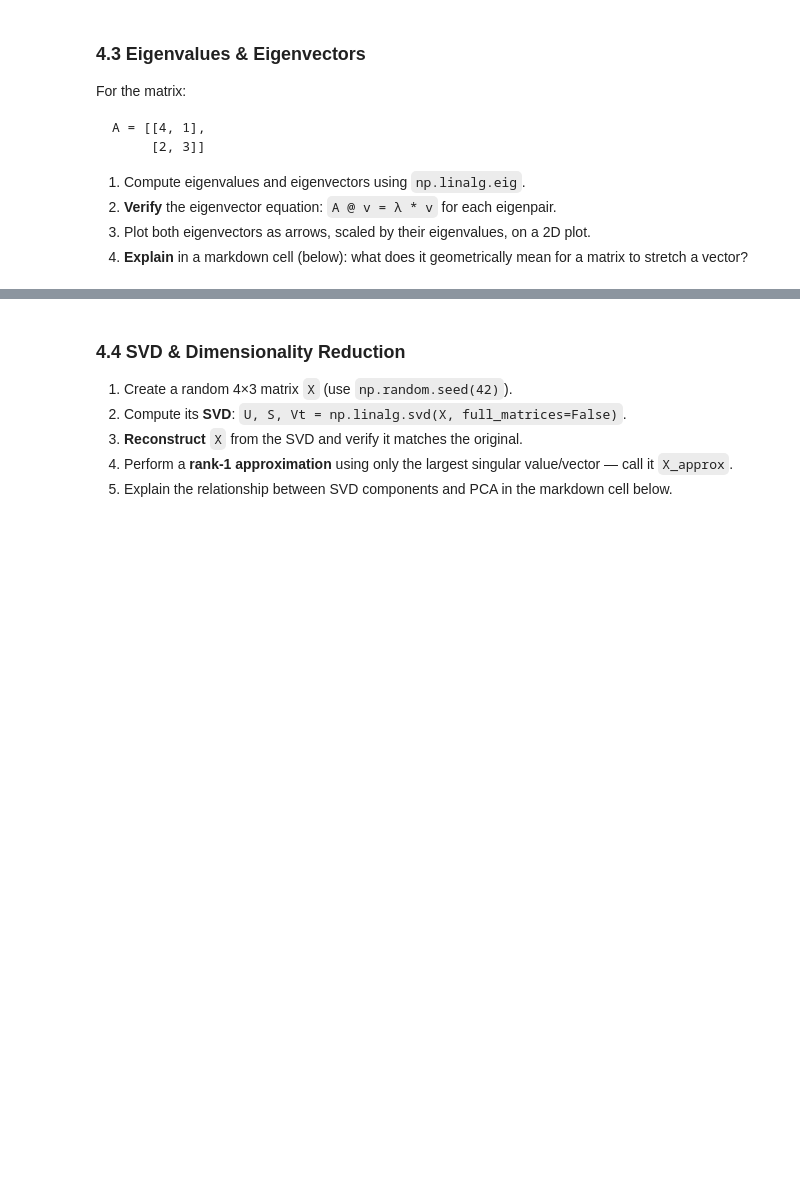
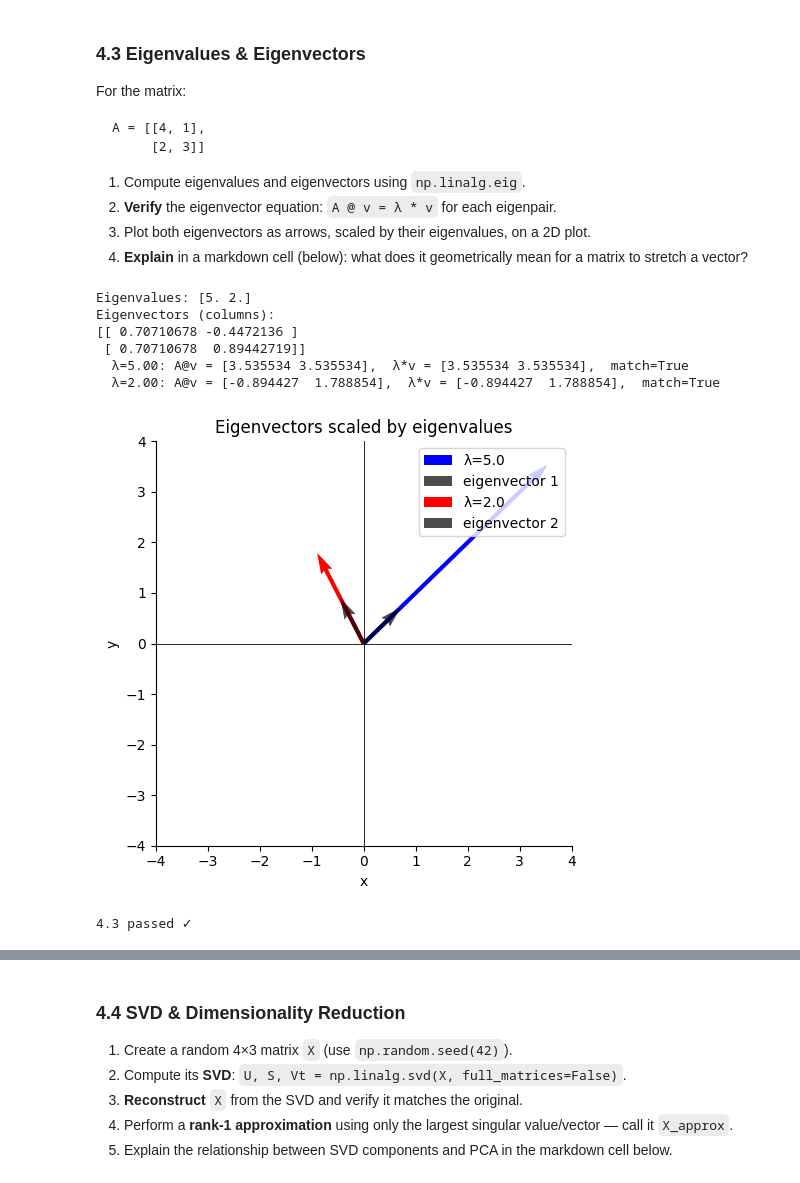
Before and after one commit to divyansharrma10/CEI_Assignments_Divyansh_Sharma_PIET, a Jupyter notebook: week1_Divyansh_Sharma_PIET.ipynb, the cells around one changed output, grey strips where cells are left out. Drawn from its saved outputs; the diff is of its cells as text; code cells hidden in the pictures; blank space fills up the shorter version.

Commit message:
Section 4.3 passed

```diff
--- a/week1_Divyansh_Sharma_PIET.ipynb
+++ b/week1_Divyansh_Sharma_PIET.ipynb
@@ -462,18 +462,45 @@ A = [[4, 1],
 # %%
 A = np.array([[4, 1], [2, 3]], dtype=float)
 
-eigenvalues, eigenvectors = None, None  # YOUR CODE HERE
+eigenvalues, eigenvectors = np.linalg.eig(A)
 
 print(f"Eigenvalues: {eigenvalues}")
 print(f"Eigenvectors (columns):\n{eigenvectors}")
 
 # Verify Av = λv for each eigenpair
-# YOUR CODE HERE
+for i in range(len(eigenvalues)):
+    lamda = eigenvalues[i]
+    vec = eigenvectors[:, i]
+    Av  = A @ vec
+    lv  = lamda * vec
+    print(f"  λ={lamda:.2f}: A@v = {Av.round(6)},  λ*v = {lv.round(6)},  match={np.allclose(Av, lv)}")
 
 # Plot
-# YOUR CODE HERE
+fig, ax = plt.subplots(figsize=(5, 5))
+colors = ["blue", "red"]
+for i in range(2):
+    lamda = eigenvalues[i]
+    vec = eigenvectors[:, i]
+    ax.quiver(0, 0, vec[0]*lamda, vec[1]*lamda, angles='xy', scale_units='xy', scale=1,
+              color=colors[i], width=0.01, label=f'λ={lamda:.1f}')
+    ax.quiver(0, 0, vec[0], vec[1], angles='xy', scale_units='xy', scale=1,
+              color="black", width=0.01, alpha=0.7, label=f'eigenvector {i+1}')
+ax.set_xlim(-4, 4); ax.set_ylim(-4, 4)
+ax.axhline(0, color='k', lw=0.6); ax.axvline(0, color='k', lw=0.6)
+ax.set_title('Eigenvectors scaled by eigenvalues')
+ax.set_xlabel('x'); ax.set_ylabel('y')
+ax.legend(); plt.tight_layout(); plt.show()
 
 print("4.3 passed ✓")
+# %% [output]
+Eigenvalues: [5. 2.]
+Eigenvectors (columns):
+[[ 0.70710678 -0.4472136 ]
+ [ 0.70710678  0.89442719]]
+  λ=5.00: A@v = [3.535534 3.535534],  λ*v = [3.535534 3.535534],  match=True
+  λ=2.00: A@v = [-0.894427  1.788854],  λ*v = [-0.894427  1.788854],  match=True
+[figure, added]
+4.3 passed ✓
 # %% [markdown]
 **Your Geometric Explanation (4.3):**
 
```
Also changed, not shown: parts of 1 cell of this notebook.
